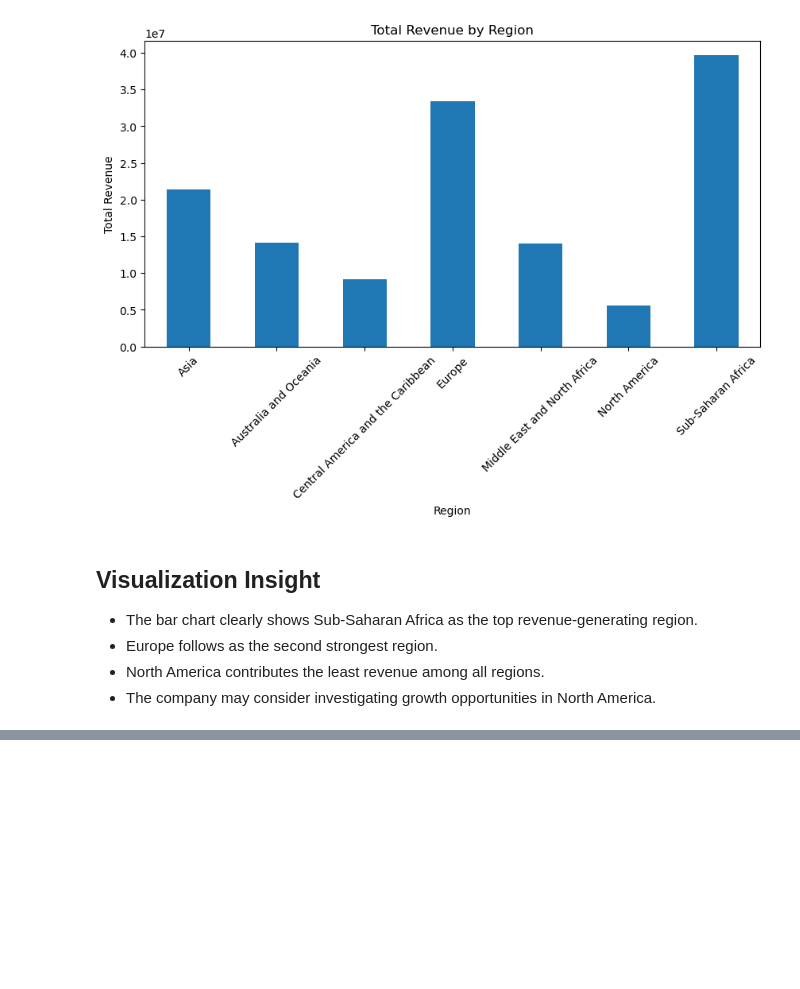
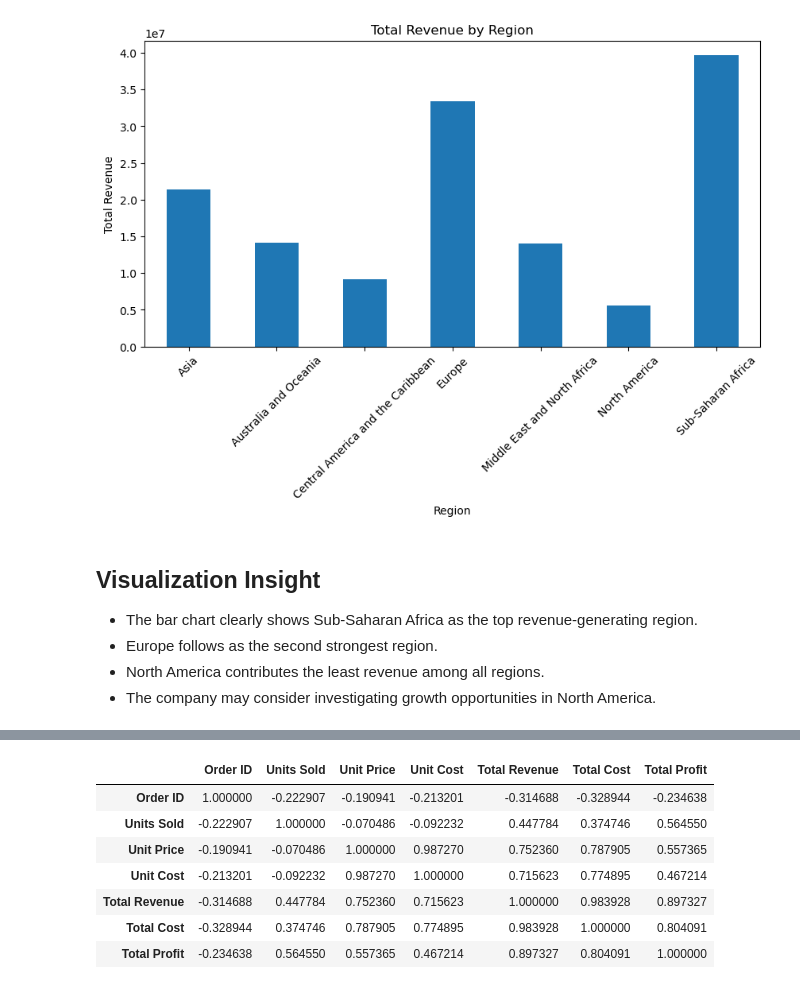
Before and after one commit to ketkivmohite/sales-data-analysis-project, a Jupyter notebook: sales_analysis.ipynb, the cells around one changed output, grey strips where cells are left out. Saved outputs shown, nothing was run; the diff lists cells and outputs as text; code cells hidden in the pictures; blank space fills up the shorter version.

```diff
--- a/sales_analysis.ipynb
+++ b/sales_analysis.ipynb
@@ -161,0 +314,15 @@ plt.show()
+# %%
+# Calculating correlation matrix for numerical columns
+
+correlation_matrix = df.corr(numeric_only=True)
+
+correlation_matrix
+# %% [output]
+|  | Order ID | Units Sold | Unit Price | Unit Cost | Total Revenue | Total Cost | Total Profit |
+| Order ID | 1.000000 | -0.222907 | -0.190941 | -0.213201 | -0.314688 | -0.328944 | -0.234638 |
+| Units Sold | -0.222907 | 1.000000 | -0.070486 | -0.092232 | 0.447784 | 0.374746 | 0.564550 |
+| Unit Price | -0.190941 | -0.070486 | 1.000000 | 0.987270 | 0.752360 | 0.787905 | 0.557365 |
+| Unit Cost | -0.213201 | -0.092232 | 0.987270 | 1.000000 | 0.715623 | 0.774895 | 0.467214 |
+| Total Revenue | -0.314688 | 0.447784 | 0.752360 | 0.715623 | 1.000000 | 0.983928 | 0.897327 |
+| Total Cost | -0.328944 | 0.374746 | 0.787905 | 0.774895 | 0.983928 | 1.000000 | 0.804091 |
+| Total Profit | -0.234638 | 0.564550 | 0.557365 | 0.467214 | 0.897327 | 0.804091 | 1.000000 |
```
Also changed, not shown: parts of 14 cells of this notebook.
